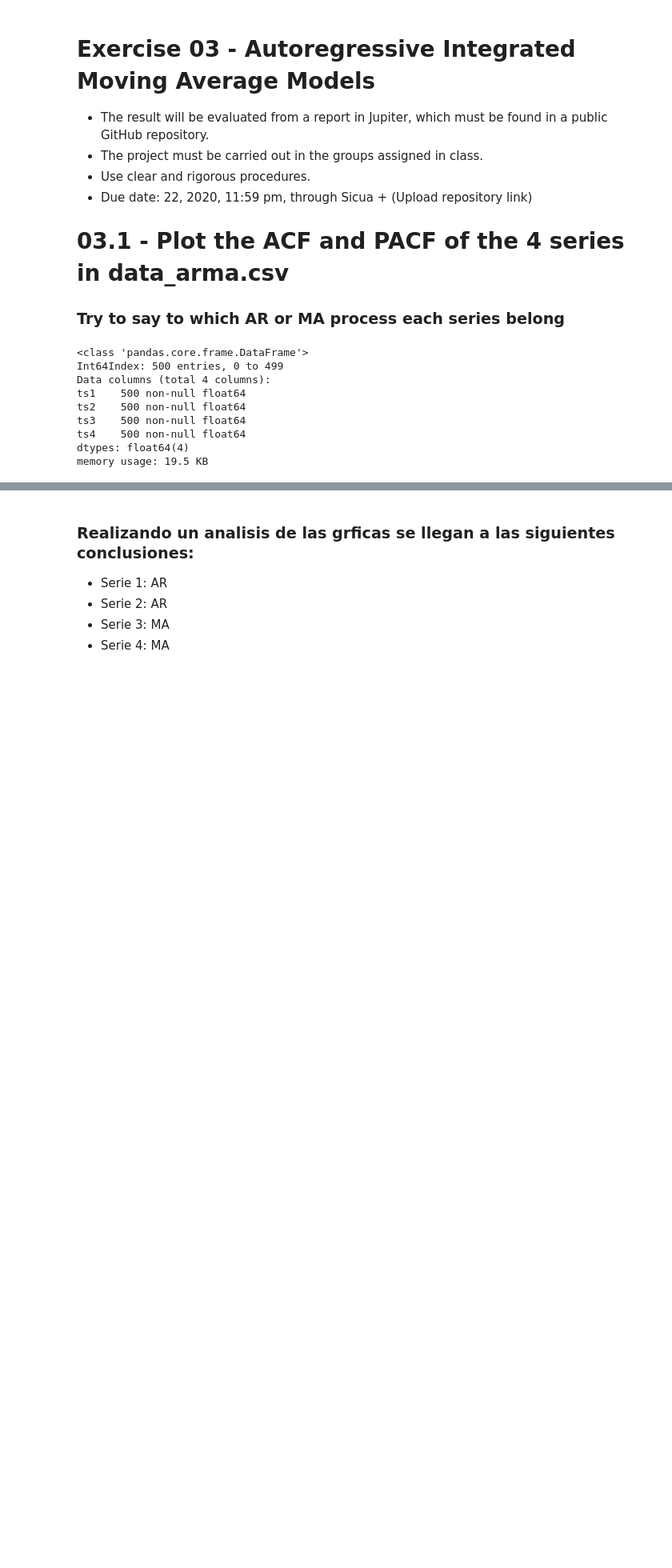
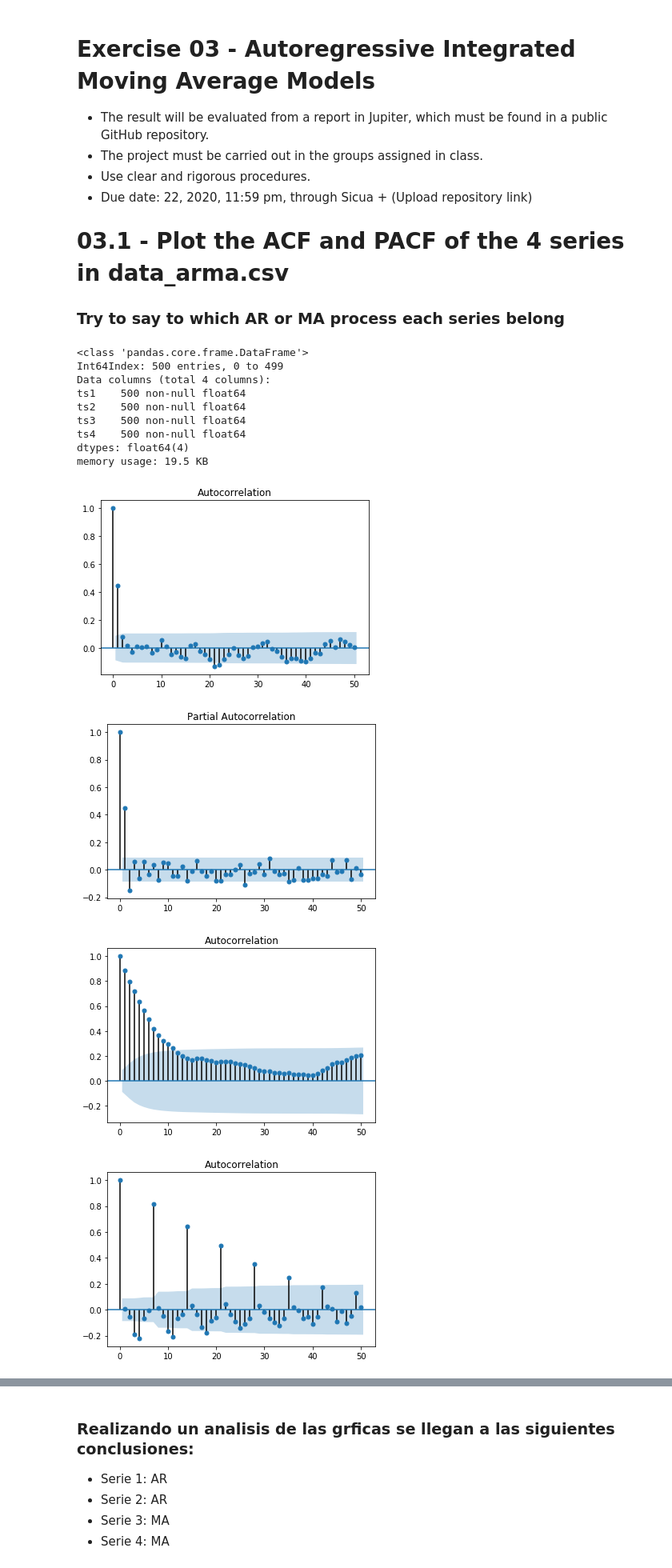
Before and after one commit to diegojeda/Maestria-Analtica-UniAndes, a Jupyter notebook: E03-ARIMA.ipynb, the cells around one changed output, grey strips where cells are left out. Shown at 80% size. Saved outputs shown, nothing was run; the diff lists cells and outputs as text; code cells hidden in the pictures; blank space fills up the shorter version.

```diff
--- a/E03-ARIMA.ipynb
+++ b/E03-ARIMA.ipynb
@@ -27,7 +27,16 @@ dtypes: float64(4)
 memory usage: 19.5 KB
 # %%
 # Realizamos las graficas de Correlaciones
-plot_acf(data.ts1, lags=10); # Modelo AR
-plot_acf(data.ts2, lags=10); # Modelo AR
-plot_acf(data.ts3, lags=10); # Modelo MA
-plot_acf(data.ts4, lags=10); # Modelo MA
+plot_acf(data.ts1, lags=50); # Modelo MA orden 1
+plot_pacf(data.ts1, lags=50)
+
+
+
+plot_acf(data.ts2, lags=50); # Modelo AR orden 1
+plot_acf(data.ts3, lags=50); # Modelo AR orden 7
+plot_acf(data.ts4, lags=50); # Modelo Random Walk
+# %% [output]
+[figure, added]
+[figure, added]
+[figure, added]
+[figure, added]
```
Also changed, not shown: parts of 12 cells of this notebook.
